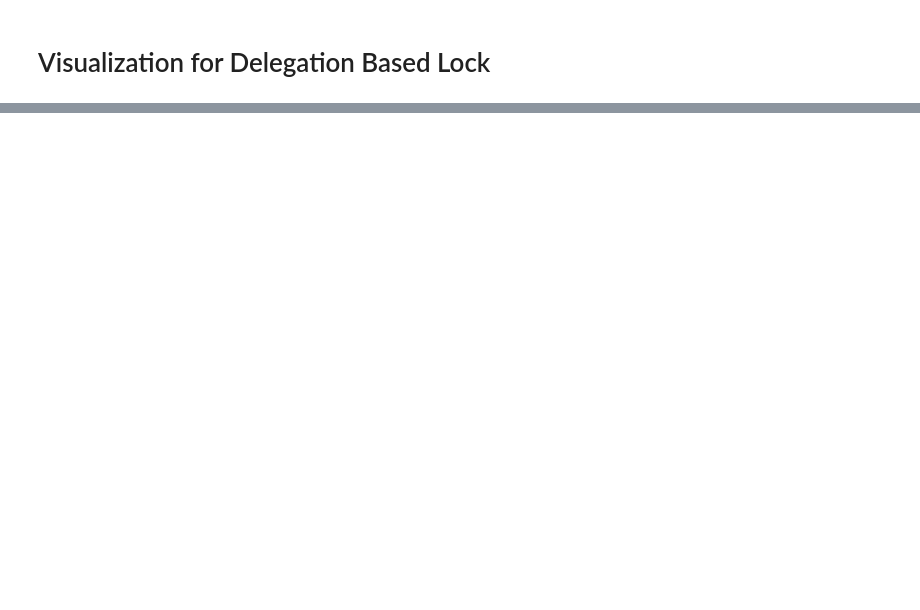
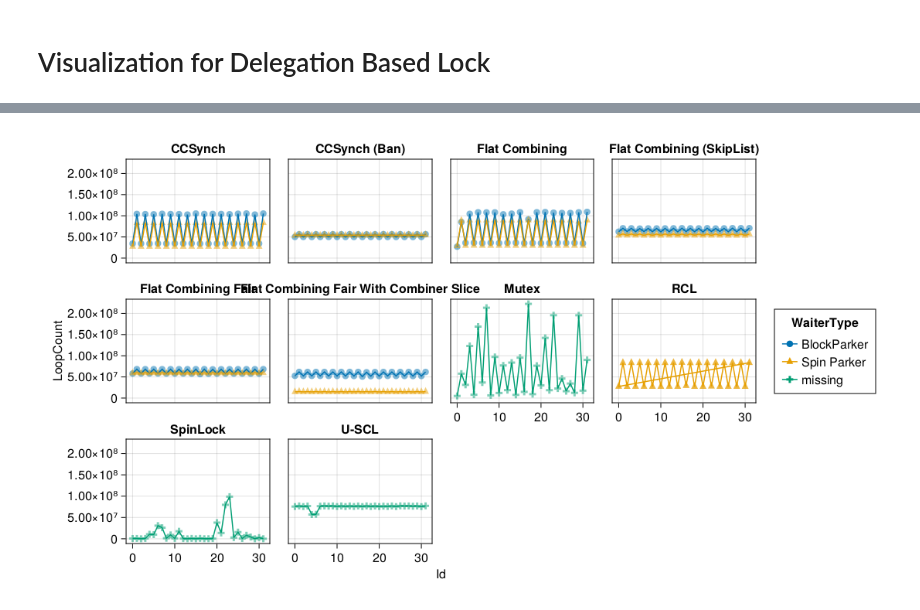
Before and after one commit to taooceros/Locks, a Jupyter notebook: visualization/graph.ipynb, the cells around one changed output, grey strips where cells are left out. Saved outputs shown, nothing was run; the diff lists cells and outputs as text; code cells hidden in the pictures; blank space fills up the shorter version.

```diff
--- a/visualization/graph.ipynb
+++ b/visualization/graph.ipynb
@@ -26,0 +49,20 @@ fig
+# %%
+using AlgebraOfGraphics, CairoMakie
+using AlgebraOfGraphics: density
+using Tidier
+
+CairoMakie.activate!(type = "svg")
+
+
+loop_comparison = ((@chain bench begin
+        Tidier.@filter(ThreadNum == 32)
+end) |> data) * mapping(:Id, :LoopCount, layout = :Locktype, color = :WaiterType, marker = :WaiterType) * (visual(Scatter, alpha = 0.5) + visual(Lines))
+
+# savefig(loop_comparison, "graphs/loop_comparison.svg")
+fig = draw(loop_comparison, figure = (resolution = (1100,600),))
+
+save("graphs/loop_comparison_per_thread.svg", fig)
+
+fig
+# %% [output]
+[figure, added]
```
Also changed, not shown: parts of 5 cells of this notebook, 5 other files.
